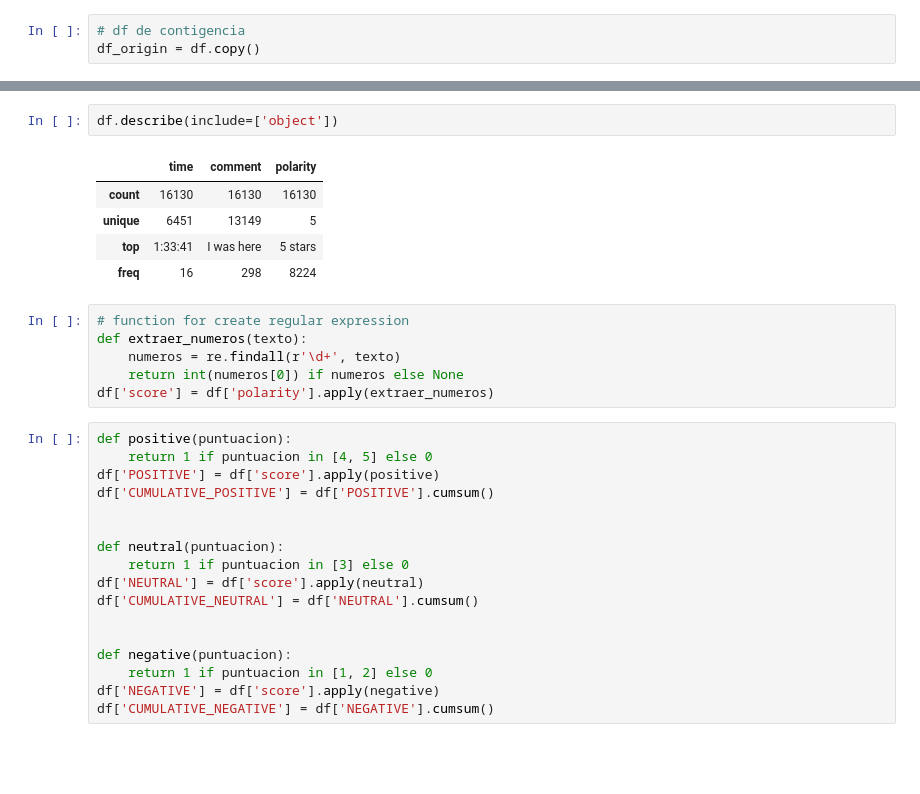
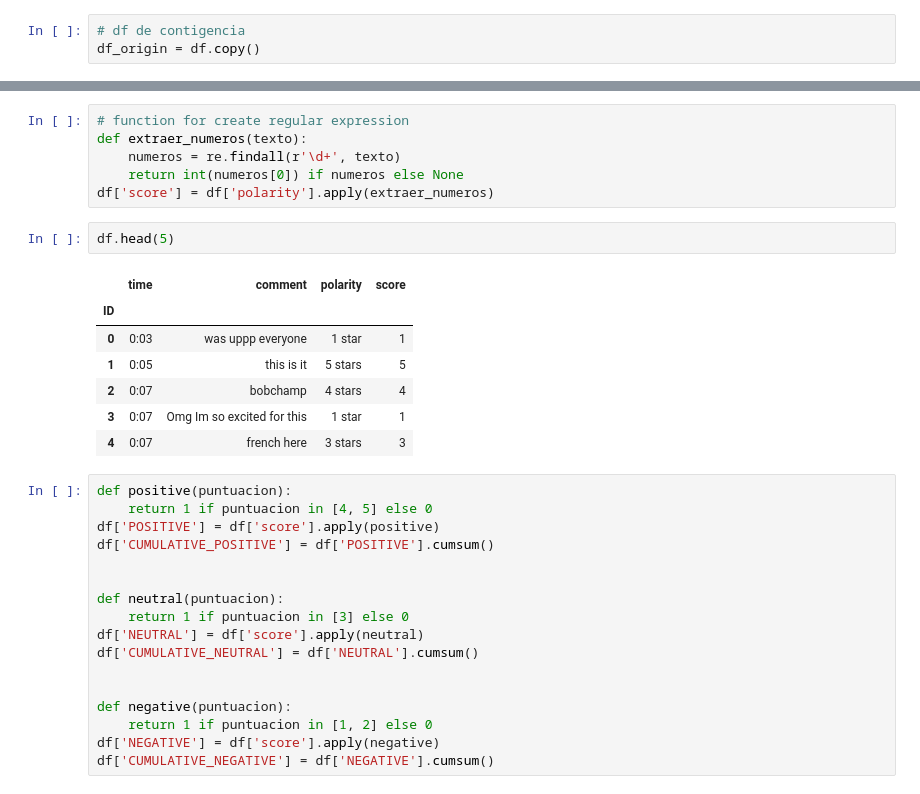
Before and after one commit to Martinerramuspe/NLP_PROJECTS, a Jupyter notebook: 01_proyecto/INTEGRADOR.ipynb, the cells around one changed output, grey strips where cells are left out. Saved outputs shown, nothing was run; the diff lists cells and outputs as text; blank space fills up the shorter version.

```diff
--- a/01_proyecto/INTEGRADOR.ipynb
+++ b/01_proyecto/INTEGRADOR.ipynb
@@ -133,17 +124,19 @@ df.head(40)
-# %%
-df.describe(include=['object'])
-# %% [output]
-|  | time | comment | polarity |
-| count | 16130 | 16130 | 16130 |
-| unique | 6451 | 13149 | 5 |
-| top | 1:33:41 | I was here | 5 stars |
-| freq | 16 | 298 | 8224 |
 # %%
 # function for create regular expression
 def extraer_numeros(texto):
     numeros = re.findall(r'\d+', texto)
     return int(numeros[0]) if numeros else None
 df['score'] = df['polarity'].apply(extraer_numeros)
+# %%
+df.head(5)
+# %% [output]
+|  | time | comment | polarity | score |
+| ID |  |  |  |  |
+| 0 | 0:03 | was uppp everyone | 1 star | 1 |
+| 1 | 0:05 | this is it | 5 stars | 5 |
+| 2 | 0:07 | bobchamp | 4 stars | 4 |
+| 3 | 0:07 | Omg Im so excited for this | 1 star | 1 |
+| 4 | 0:07 | french here | 3 stars | 3 |
 # %%
 def positive(puntuacion):
     return 1 if puntuacion in [4, 5] else 0
```
Also changed, not shown: parts of 11 cells of this notebook, 2 other files.
